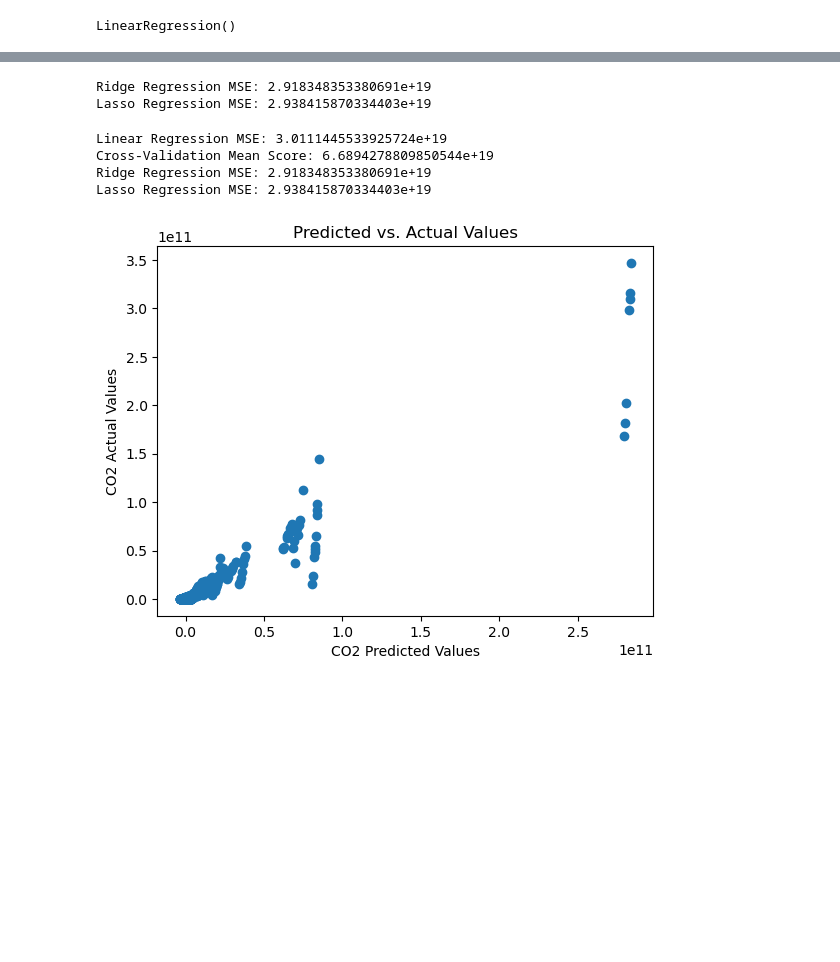
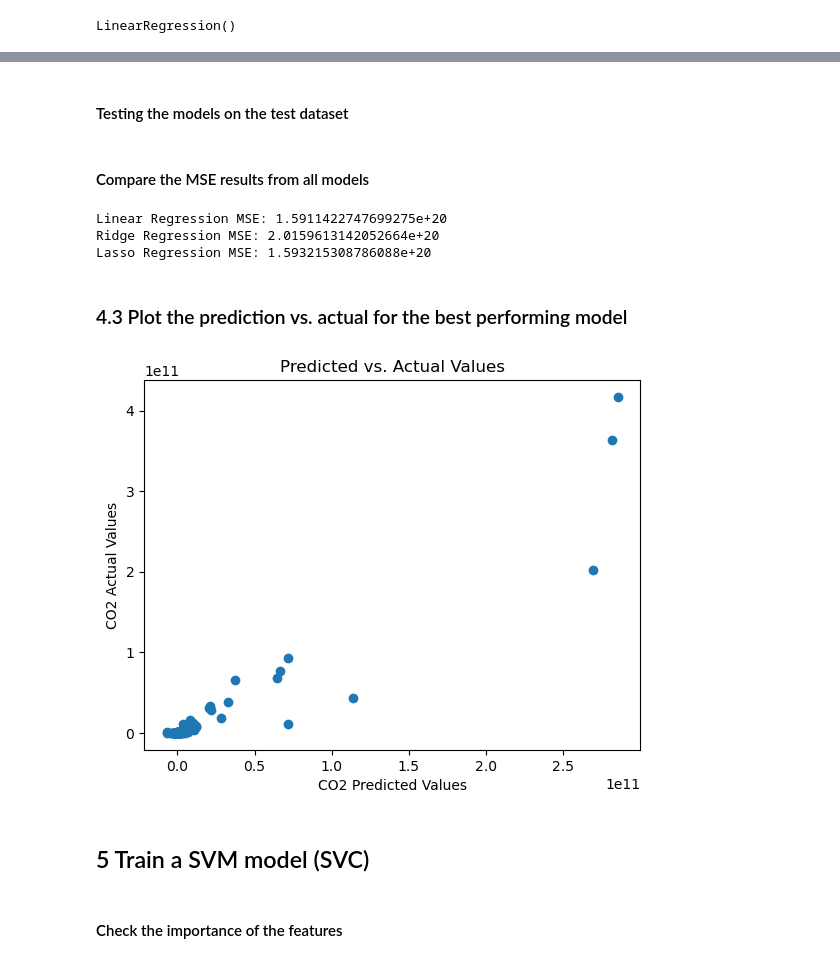
Before and after one commit to prabhpreetgill/EECS3401_final_project, a Jupyter notebook: Final-project.ipynb, the cells around one changed output, grey strips where cells are left out. Cells and saved outputs as stored; diff of their text form; code cells hidden in the pictures; blank space fills up the shorter version.

Commit message:
added all models and graphs

```diff
--- a/Final-project.ipynb
+++ b/Final-project.ipynb
@@ -133,0 +234,12 @@ from sklearn.preprocessing import StandardScaler
+# %%
+# Rename columns
+df1_clean.columns.tolist()
+df1_clean.rename(columns = {"% of World":"Percentage of world", "Population(2022)":"Population"}, inplace = True)
+
+# Change string columns to float
+df1_clean["Percentage of world"] = df1_clean["Percentage of world"].str.replace("%", "", regex=True)
+df1_clean["Percentage of world"] = pd.to_numeric(df1_clean["Percentage of world"], errors='coerce')
+
+df1_clean["Density(km2)"] = df1_clean["Density(km2)"].str.replace("/km²", "", regex=True)
+df1_clean["Density(km2)"] = df1_clean["Density(km2)"].replace(',','.', regex=True)
+df1_clean["Density(km2)"] = pd.to_numeric(df1_clean["Density(km2)"], errors='coerce')
@@ -133,0 +264,3 @@ from sklearn.preprocessing import StandardScaler
+# %%
+# Remove rows with null values
+df1_clean = df1_clean.dropna()
@@ -138,8 +367,8 @@ from sklearn.preprocessing import StandardScaler
 # Get a list of column names from the 'students' DataFrame that are of numerical data types.
 # Get a list of column names from the 'students' DataFrame that are not of numerical data types.
 
-num_cols = df.select_dtypes(include='number').columns.to_list()
-cat_cols = df.select_dtypes(exclude='number').columns.to_list()
+num_cols = df1_clean.select_dtypes(include='number').columns.to_list()
+cat_cols = df1_clean.select_dtypes(exclude='number').columns.to_list()
 
 
 # Exclude the target from numerical columns
@@ -147,19 +376,31 @@ num_cols.remove("CO2 emission (Tons)")
 
 # Create pipelines for numeric and categorical columns
 num_pipeline = make_pipeline(SimpleImputer(strategy='mean'), StandardScaler())
-cat_pipeline = make_pipeline(SimpleImputer(strategy='most_frequent'), OneHotEncoder(sparse_output=False))
+cat_pipeline = make_pipeline(SimpleImputer(strategy='most_frequent'), OneHotEncoder())
 
 # Use ColumnTransformer to set the estimators and transformations
 
 preprocessing = ColumnTransformer([('num', num_pipeline, num_cols),
                                    ('cat', cat_pipeline, cat_cols)],
-                                    remainder='passthrough')
+                                    remainder='passthrough'
+                                 )
 # %%
-# Apply the column transformer to the DataFrame 'X' to perform the defined transformations.
-df_prepared = preprocessing.fit_transform(df)
+import scipy
 
-# Retrieve the output feature names from the column transformer.
+
+# Fit and transform the data using the preprocessing pipeline
+df_prepared = preprocessing.fit_transform(df1_clean)
+
+# If the output is a sparse matrix, convert it to a dense array
+if isinstance(df_prepared, scipy.sparse.csr_matrix):
+    df_prepared = df_prepared.toarray()
+
+# Retrieve the output feature names from the column transformer
 feature_names = preprocessing.get_feature_names_out()
 
-# Convert the transformed data (which is an array) back into a pandas DataFrame, using the new feature names.
+# Convert the transformed data back into a pandas DataFrame
 df_prepared = pd.DataFrame(data=df_prepared, columns=feature_names)
+
+print(df_prepared.shape)
+
+df_prepared.columns
@@ -246,34 +465,36 @@ LassoRegression = Lasso(alpha=1)
 lasso_model = LassoRegression.fit(X_train, y_train)
+# %% [markdown]
+#### Testing the models on the test dataset
 # %%
 Ridge_y_predict = ridge_model.predict(X_test)
 Lasso_y_predict = lasso_model.predict(X_test)
 ridge_mse = mse(y_test, Ridge_y_predict)
 lasso_mse=mse(y_test, Lasso_y_predict)
-
-print(f'Ridge Regression MSE: {ridge_mse}')
-print(f'Lasso Regression MSE: {lasso_mse}')
-# %% [output]
-Ridge Regression MSE: 2.918348353380691e+19
-Lasso Regression MSE: 2.938415870334403e+19
+# %% [markdown]
+#### Compare the MSE results from all models
 # %%
 print(f'Linear Regression MSE: {lr_mse}')
-print(f'Cross-Validation Mean Score: {mean_score}')
 print(f'Ridge Regression MSE: {ridge_mse}')
 print(f'Lasso Regression MSE: {lasso_mse}')
 # %% [output]
-Linear Regression MSE: 3.0111445533925724e+19
-Cross-Validation Mean Score: 6.6894278809850544e+19
-Ridge Regression MSE: 2.918348353380691e+19
-Lasso Regression MSE: 2.938415870334403e+19
+Linear Regression MSE: 1.5911422747699275e+20
+Ridge Regression MSE: 2.0159613142052664e+20
+Lasso Regression MSE: 1.593215308786088e+20
+# %% [markdown]
+### 4.3 Plot the prediction vs. actual for the best performing model
 # %%
 import matplotlib.pyplot as plt
 
 # Assuming 'model' is your trained linear regression model
 lr_y_predict = lr_model.predict(X_test)  # X is your feature data
-plt.scatter(Ridge_y_predict, y_test)  # y is your actual target values
+plt.scatter(lr_y_predict, y_test)  # y is your actual target values
 plt.xlabel("CO2 Predicted Values")
 plt.ylabel("CO2 Actual Values")
 plt.title("Predicted vs. Actual Values")
 plt.show()
 # %% [output]
-[figure, old version]
+[figure, new version]
+# %% [markdown]
+## 5 Train a SVM model (SVC)
+# %% [markdown]
+#### Check the importance of the features
```
Also changed, not shown: parts of 68 cells of this notebook.
